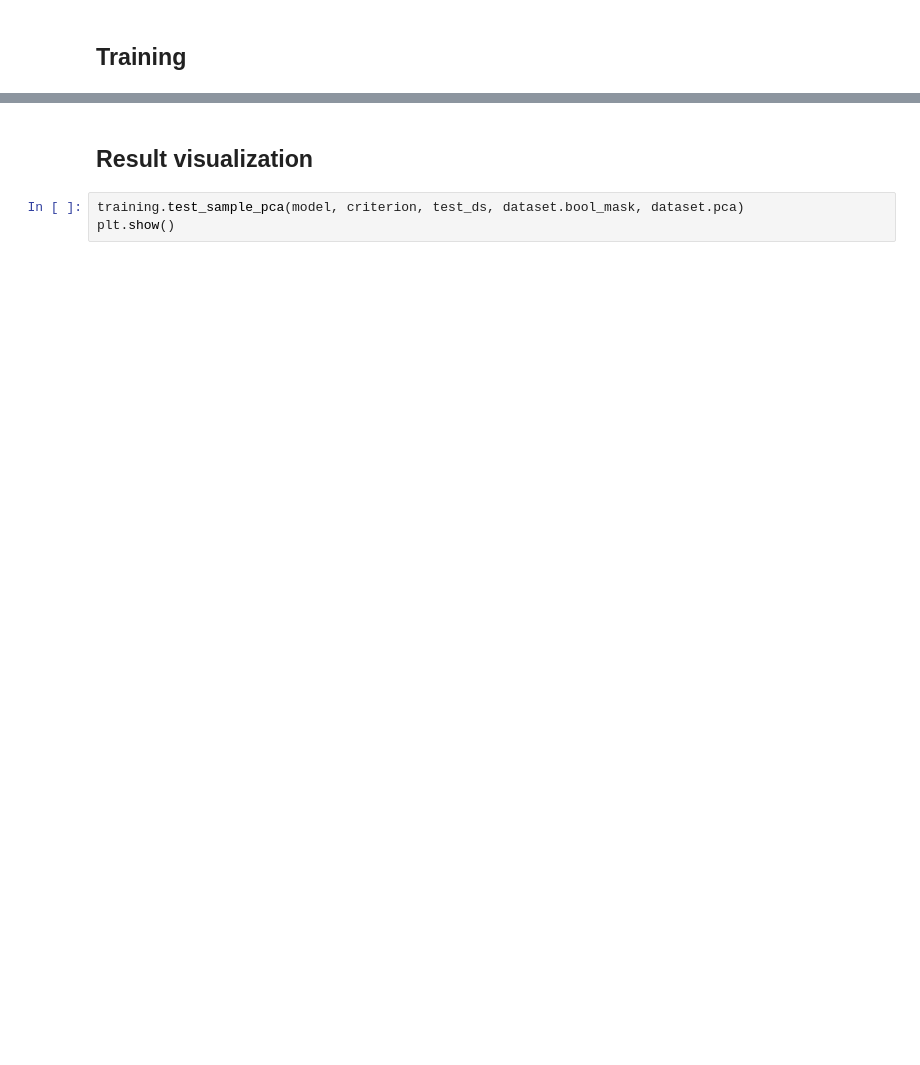
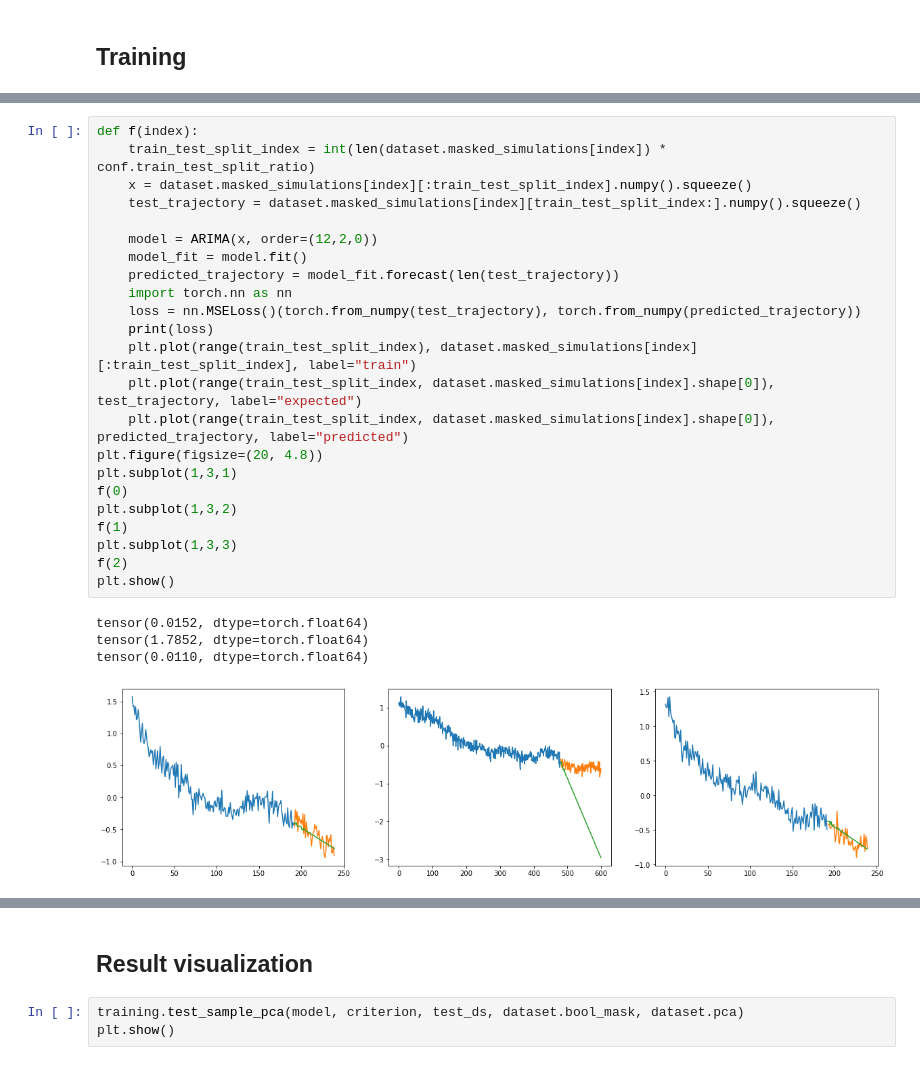
Before and after one commit to Maison-de-la-Simulation/hrmes, a Jupyter notebook: pca.ipynb, the cells around one changed output, grey strips where cells are left out. Cells and saved outputs as stored; diff of their text form; blank space fills up the shorter version.

```diff
--- a/pca.ipynb
+++ b/pca.ipynb
@@ -147,0 +137,28 @@ Epoch  12
+# %%
+def f(index):
+    train_test_split_index = int(len(dataset.masked_simulations[index]) * conf.train_test_split_ratio)
+    x = dataset.masked_simulations[index][:train_test_split_index].numpy().squeeze()
+    test_trajectory = dataset.masked_simulations[index][train_test_split_index:].numpy().squeeze()
+
+    model = ARIMA(x, order=(12,2,0))
+    model_fit = model.fit()
+    predicted_trajectory = model_fit.forecast(len(test_trajectory))
+    import torch.nn as nn
+    loss = nn.MSELoss()(torch.from_numpy(test_trajectory), torch.from_numpy(predicted_trajectory))
+    print(loss)
+    plt.plot(range(train_test_split_index), dataset.masked_simulations[index][:train_test_split_index], label="train")
+    plt.plot(range(train_test_split_index, dataset.masked_simulations[index].shape[0]), test_trajectory, label="expected")
+    plt.plot(range(train_test_split_index, dataset.masked_simulations[index].shape[0]), predicted_trajectory, label="predicted")
+plt.figure(figsize=(20, 4.8))
+plt.subplot(1,3,1)
+f(0)
+plt.subplot(1,3,2)
+f(1)
+plt.subplot(1,3,3)
+f(2)
+plt.show()
+# %% [output]
+tensor(0.0152, dtype=torch.float64)
+tensor(1.7852, dtype=torch.float64)
+tensor(0.0110, dtype=torch.float64)
+[figure, added]
```
Also changed, not shown: parts of 19 cells of this notebook, 2 other files.
